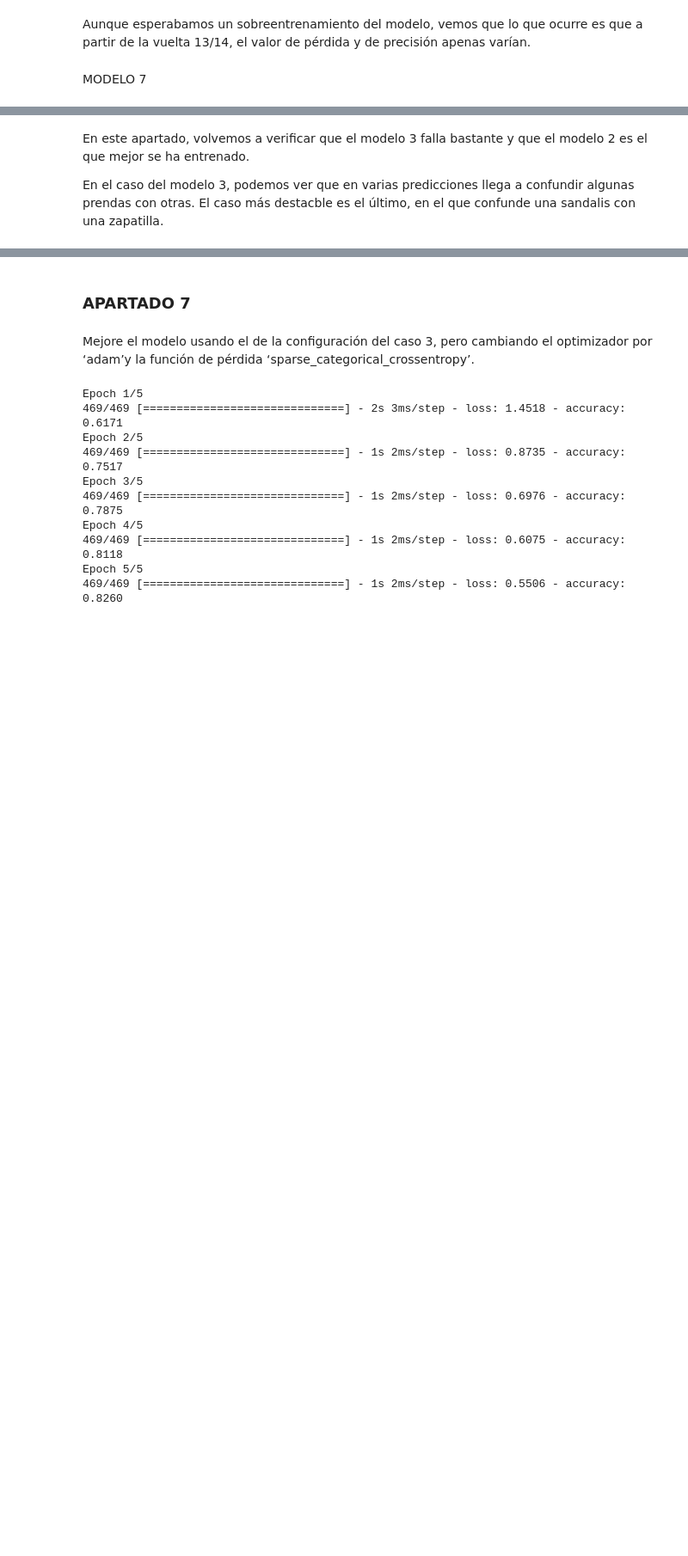
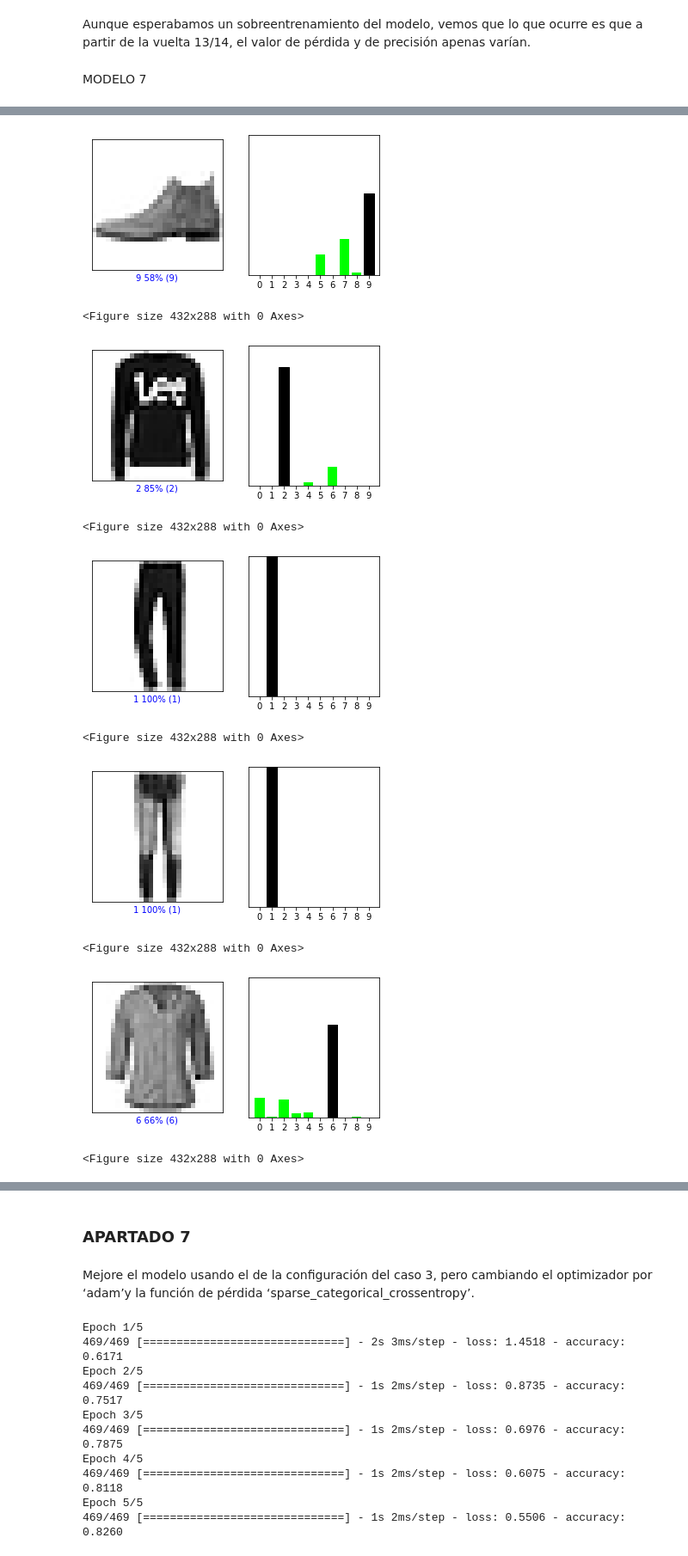
Before and after one commit to anamunoz01/AA_PRACTICA1_GRUPO_10, a Jupyter notebook: Practica1.ipynb, the cells around one changed output, grey strips where cells are left out. Shown at 86% size. Cells and saved outputs as stored; diff of their text form; code cells hidden in the pictures; blank space fills up the shorter version.

```diff
--- a/Practica1.ipynb
+++ b/Practica1.ipynb
@@ -828,6 +894,10 @@ predictions1 = network1.predict(test_images)
 predictions2 = network2.predict(test_images)
 predictions3 = network3.predict(test_images)
 predictions4 = network4.predict(test_images)
+predictions5 = network5.predict(test_images)
+predictions6 = network6.predict(test_images)
+predictions7 = network7.predict(test_images)
+predictions8 = network8.predict(test_images)
 # %% [markdown]
 Predicciones
 # %%
@@ -1074,4 +1188,20 @@ for i in range(9):
-# %% [markdown]
-En este apartado, volvemos a verificar que el modelo 3 falla bastante y que el modelo 2 es el que mejor se ha entrenado.
-
-En el caso del modelo 3, podemos ver que en varias predicciones llega a confundir algunas prendas con otras. El caso más destacble es el último, en el que confunde una sandalis con una zapatilla.
+# %%
+for i in range(10):
+  plt.figure(figsize=(6,3))
+  plt.subplot(1,2,1)
+  plot_image(i, predictions5[i], test_labels, test_images.reshape(10000,28,28))
+  plt.subplot(1,2,2)
+  plot_value_array(i, predictions5[i],  test_labels)
+  plt.show()
+  plt.clf()
+# %% [output]
+[figure, added]
+<Figure size 432x288 with 0 Axes>
+[figure, added]
+<Figure size 432x288 with 0 Axes>
+[figure, added]
+<Figure size 432x288 with 0 Axes>
+[figure, added]
+<Figure size 432x288 with 0 Axes>
+[figure, added]
+<Figure size 432x288 with 0 Axes>
```
Also changed, not shown: parts of 65 cells of this notebook.
